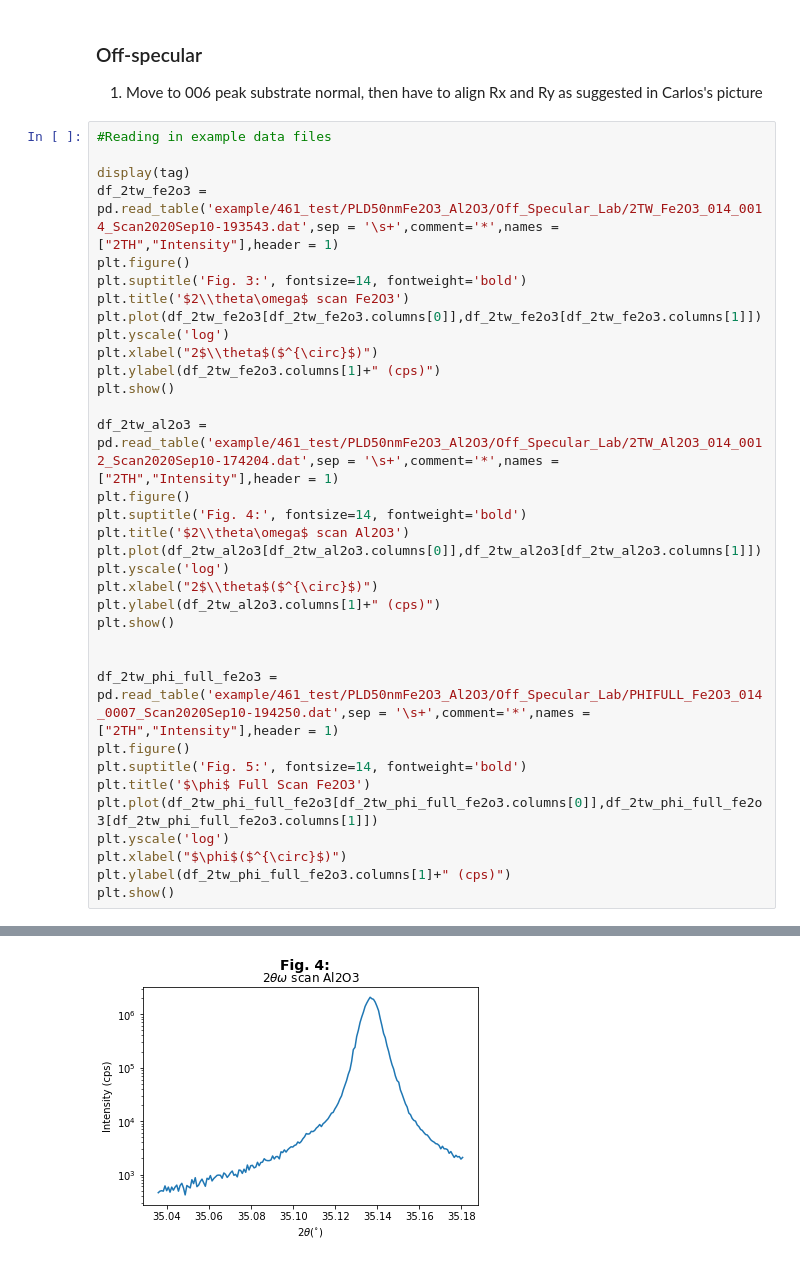
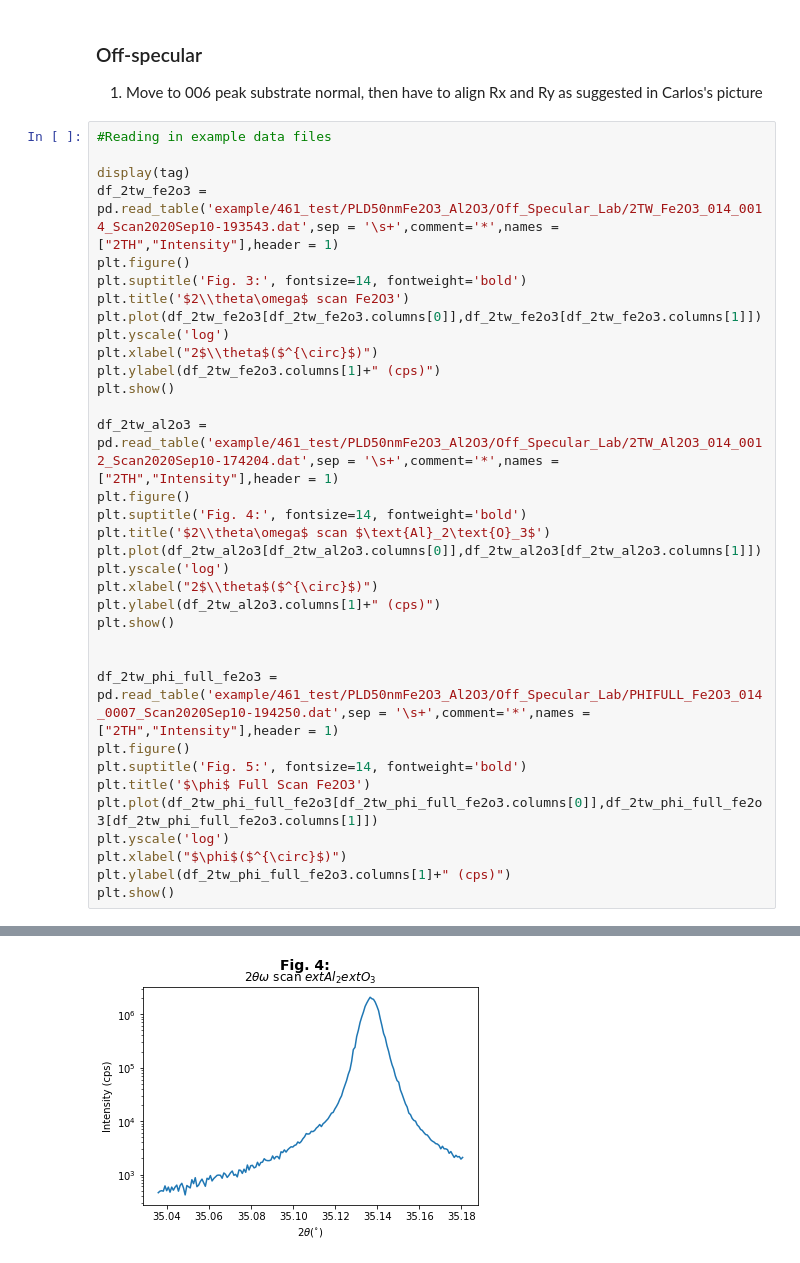
Before and after one commit to josephmccourt2018/lab_jupyter_notebooks, a Jupyter notebook: HRXRD_Off_Specular_Lab3.ipynb, the cells around one changed output, grey strips where cells are left out. Saved outputs shown, nothing was run; the diff lists cells and outputs as text.

```diff
--- a/HRXRD_Off_Specular_Lab3.ipynb
+++ b/HRXRD_Off_Specular_Lab3.ipynb
@@ -267,33 +617,33 @@ plt.figure()
 plt.suptitle('Fig. 3:', fontsize=14, fontweight='bold')
 plt.title('$2\\theta\omega$ scan Fe2O3')
 plt.plot(df_2tw_fe2o3[df_2tw_fe2o3.columns[0]],df_2tw_fe2o3[df_2tw_fe2o3.columns[1]])
 plt.yscale('log')
 plt.xlabel("2$\\theta$($^{\circ}$)")
 plt.ylabel(df_2tw_fe2o3.columns[1]+" (cps)")
 plt.show()
 
 df_2tw_al2o3 = pd.read_table('example/461_test/PLD50nmFe2O3_Al2O3/Off_Specular_Lab/2TW_Al2O3_014_0012_Scan2020Sep10-174204.dat',sep = '\s+',comment='*',names = ["2TH","Intensity"],header = 1)
 plt.figure()
 plt.suptitle('Fig. 4:', fontsize=14, fontweight='bold')
-plt.title('$2\\theta\omega$ scan Al2O3')
+plt.title('$2\\theta\omega$ scan $\text{Al}_2\text{O}_3$')
 plt.plot(df_2tw_al2o3[df_2tw_al2o3.columns[0]],df_2tw_al2o3[df_2tw_al2o3.columns[1]])
 plt.yscale('log')
 plt.xlabel("2$\\theta$($^{\circ}$)")
 plt.ylabel(df_2tw_al2o3.columns[1]+" (cps)")
 plt.show()
 
 
 df_2tw_phi_full_fe2o3 = pd.read_table('example/461_test/PLD50nmFe2O3_Al2O3/Off_Specular_Lab/PHIFULL_Fe2O3_014_0007_Scan2020Sep10-194250.dat',sep = '\s+',comment='*',names = ["2TH","Intensity"],header = 1)
 plt.figure()
 plt.suptitle('Fig. 5:', fontsize=14, fontweight='bold')
 plt.title('$\phi$ Full Scan Fe2O3')
 plt.plot(df_2tw_phi_full_fe2o3[df_2tw_phi_full_fe2o3.columns[0]],df_2tw_phi_full_fe2o3[df_2tw_phi_full_fe2o3.columns[1]])
 plt.yscale('log')
 plt.xlabel("$\phi$($^{\circ}$)")
 plt.ylabel(df_2tw_phi_full_fe2o3.columns[1]+" (cps)")
 plt.show()
 # %% [output]
 [interactive output not drawn]
 [figure]
-[figure, old version]
+[figure, new version]
 [figure]
```
Also changed, not shown: parts of 25 cells of this notebook, 8 other files.
